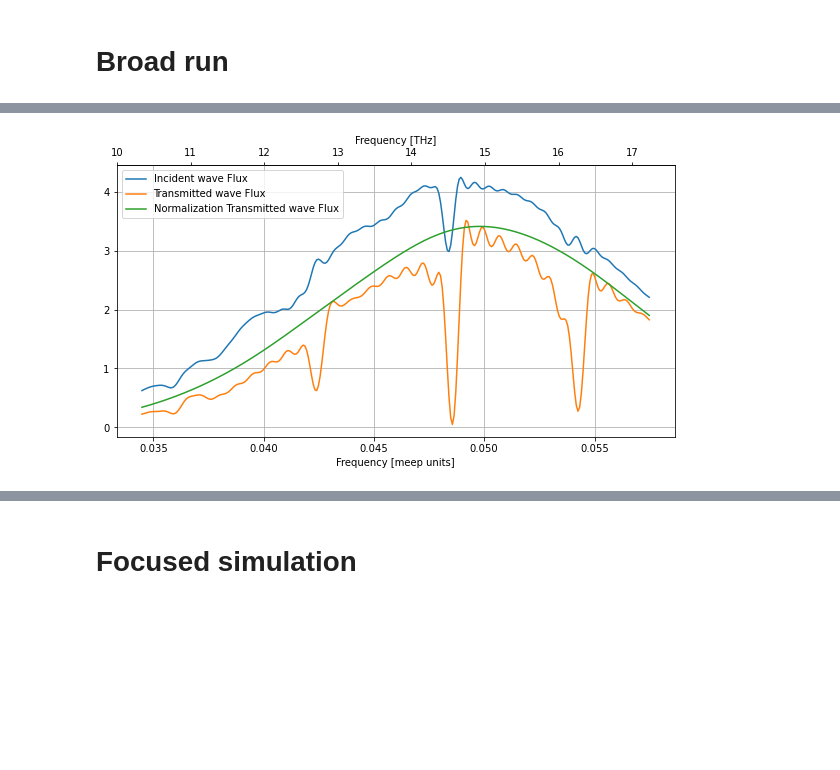
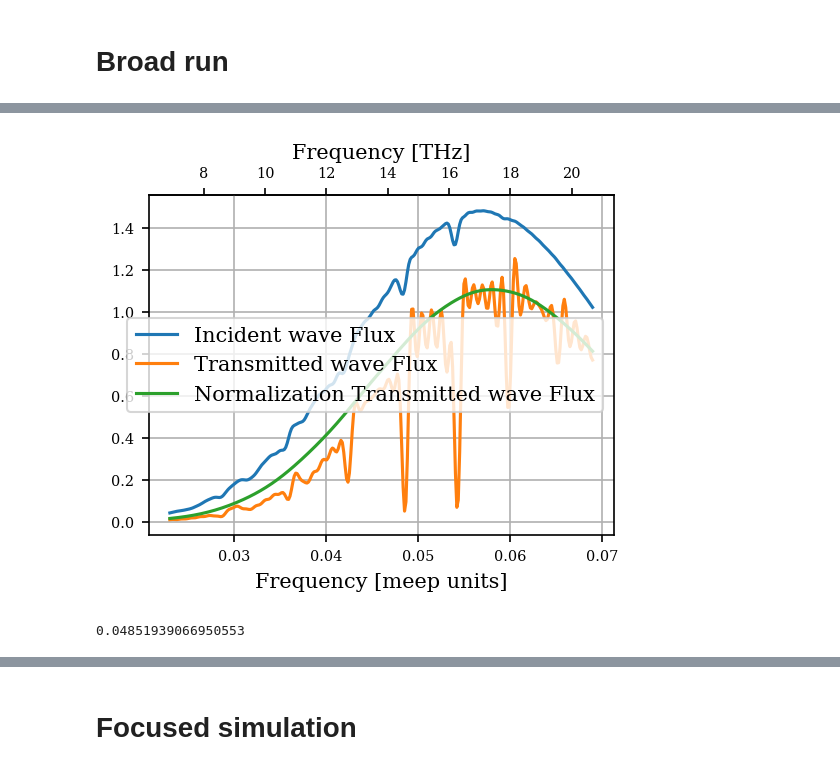
Before and after one commit to leonardocattarin/LabAdvPhotonicsMeep, a Jupyter notebook: Microring_Resonator/Test_Ring_Resonator.ipynb, the cells around one changed output, grey strips where cells are left out. Drawn from its saved outputs; the diff is of its cells as text; code cells hidden in the pictures; blank space fills up the shorter version.

```diff
--- a/Microring_Resonator/Test_Ring_Resonator.ipynb
+++ b/Microring_Resonator/Test_Ring_Resonator.ipynb
@@ -65,12 +71,12 @@ Cell
 #Cell size is in meep units
 #center is in (0,0), ranges in x=(-sx/2,sx/2), y=(-sy/2,sy/2)
 sx = 80
-sy = 26
+sy = 36
 
 cell = mp.Vector3(sx, sy)
 
 #boundary conditions thickness
-pml_thickness = 1.0
+pml_thickness = 2.0
 
 #automatic positioning of boundaries
 x_bound_up = sx/2 - pml_thickness
@@ -85,7 +91,7 @@ n_wvg = 3.55
 n_ring = n_wvg
 
 #Separating distance
-d = 0.10
+d = 0.1
 
 #Width properties
 wvg_width = 1.6
@@ -125,7 +131,7 @@ Predicted upper frequency:  2
 Source
 # %%
 #Soure parameters
-source_x = x_bound_low + 1
+source_x = x_bound_low + 4
 source_y = wvg_y
 
 source_width = wvg_width
@@ -135,7 +141,7 @@ m = 8
 
 #note: df is not really the frequency sigma
 f_central = fund_resonance*m
-df = f_central/2
+df = f_central
 
 f_harm = f_central
 df_harm = f_harm
@@ -157,14 +163,14 @@ Monitors
 
 #Monitor parameters
 #input
-mon_1_x = source_x + 0.5
+mon_1_x = source_x + 2
 mon_1_y = wvg_y
-mon_1_width = wvg_width
+mon_1_width = wvg_width + 4
 
 #output
-mon_2_x = x_bound_up - 1
+mon_2_x = x_bound_up - 4
 mon_2_y = wvg_y
-mon_2_width = wvg_width
+mon_2_width = wvg_width + 4
 
 #number of sampling points in frequency for fourier transform of fields accumulated
 N_freq = 300
@@ -176,7 +182,7 @@ df_mon = df
 
 
 #Point for simulation termination condition
-check_pt = mp.Vector3(mon_2_x - 0.1, mon_2_y)
+check_pt = mp.Vector3(mon_2_x - 0.2, mon_2_y)
 check_pt_2 = mp.Vector3(ring_x, ring_y + ring_r + ring_w/2)
 check_pt_3 = mp.Vector3(ring_x, ring_y - ring_r - ring_w/2)
 # %% [markdown]
@@ -429,32 +437,39 @@ ring_freqs = mp.get_flux_freqs(tran)
 # %%
 plt.plot(flux_freqs, ring_inc_flux, label="Incident wave Flux")
 plt.plot(flux_freqs, ring_tran_flux, label="Transmitted wave Flux")
 plt.plot(flux_freqs, norm_tran_flux, label="Normalization Transmitted wave Flux")
 
 plt.xlabel("Frequency [meep units]")
 
 ax = plt.gca()
 
 def MU2THz(x):
     return x *freq_unit*1e-12
 
 
 def THz2MU(x):
     return x /(freq_unit*1e-12)
 
 secax = ax.secondary_xaxis('top', functions=(MU2THz, THz2MU))
 secax.set_xlabel('Frequency [THz]')
 
 
-for xc in har_freq:
-    plt.axvline(x=xc)
+#for xc in har_freq:
+    #plt.axvline(x=xc, color='k', linestyle='--')
 
 plt.legend()
 plt.grid()
+
+plt.savefig('img/broadspectrum.png')
 # %% [output]
-[figure, old version]
+[figure, new version]
 # %%
 Tr = np.array(ring_tran_flux)/np.array(norm_tran_flux)
+# %%
+freq_res_main = flux_freqs[np.argmin(Tr)]
+print(freq_res_main)
+# %% [output]
+0.04851939066950553
 # %%
 plt.plot(flux_freqs, Tr, label="Transmittance")
 
```
Also changed, not shown: parts of 30 cells of this notebook, 37 other files.
